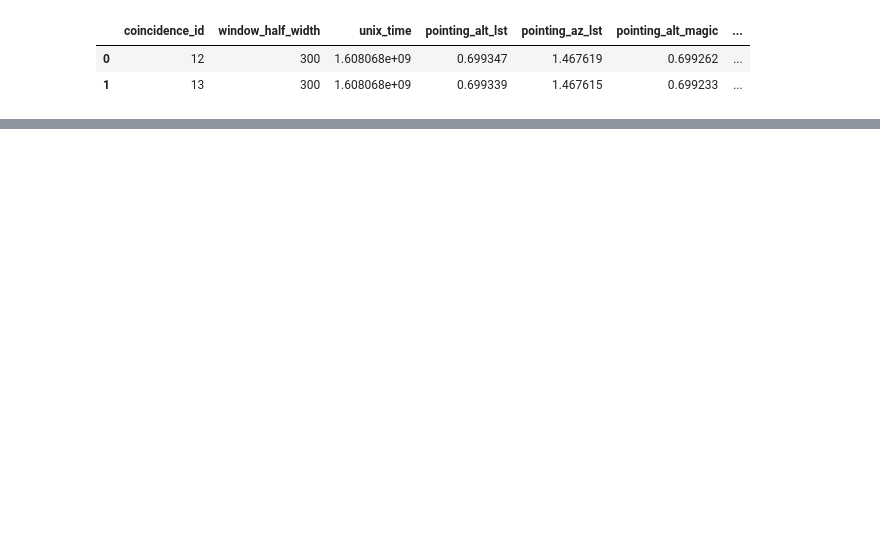
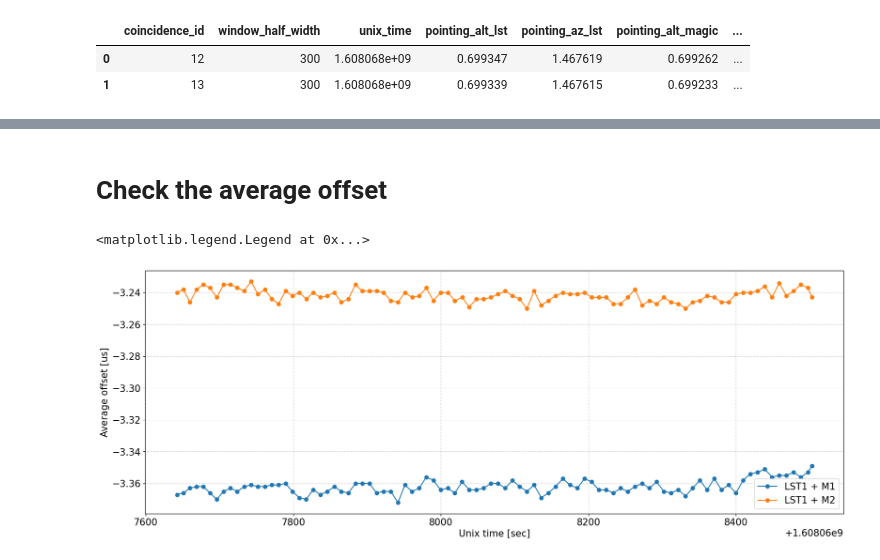
Before and after one commit to cta-observatory/magic-cta-pipe, a Jupyter notebook: notebooks/check_event_coincidence.ipynb, the cells around one changed output, grey strips where cells are left out. Saved outputs shown, nothing was run; the diff lists cells and outputs as text; code cells hidden in the pictures; blank space fills up the shorter version.

```diff
--- a/notebooks/check_event_coincidence.ipynb
+++ b/notebooks/check_event_coincidence.ipynb
@@ -123,0 +128,25 @@ plt.legend()
+# %% [markdown]
+# Check the average offset
+# %%
+plt.figure(figsize=(20, 7))
+plt.xlabel("Unix time [sec]")
+plt.ylabel("Average offset [us]")
+plt.grid()
+
+# Loop over every coincidence ID
+for coinc_id, combo_name in combo_names.items():
+
+    df_features = features.query(f"coincidence_id == {coinc_id}")
+
+    # Plot the average offset
+    plt.plot(
+        df_features["unix_time"],
+        df_features["average_offset"],
+        marker="o",
+        label=combo_name,
+    )
+
+plt.legend()
+# %% [output]
+<matplotlib.legend.Legend at 0x...>
+[figure, added]
```
Also changed, not shown: parts of 17 cells of this notebook.
